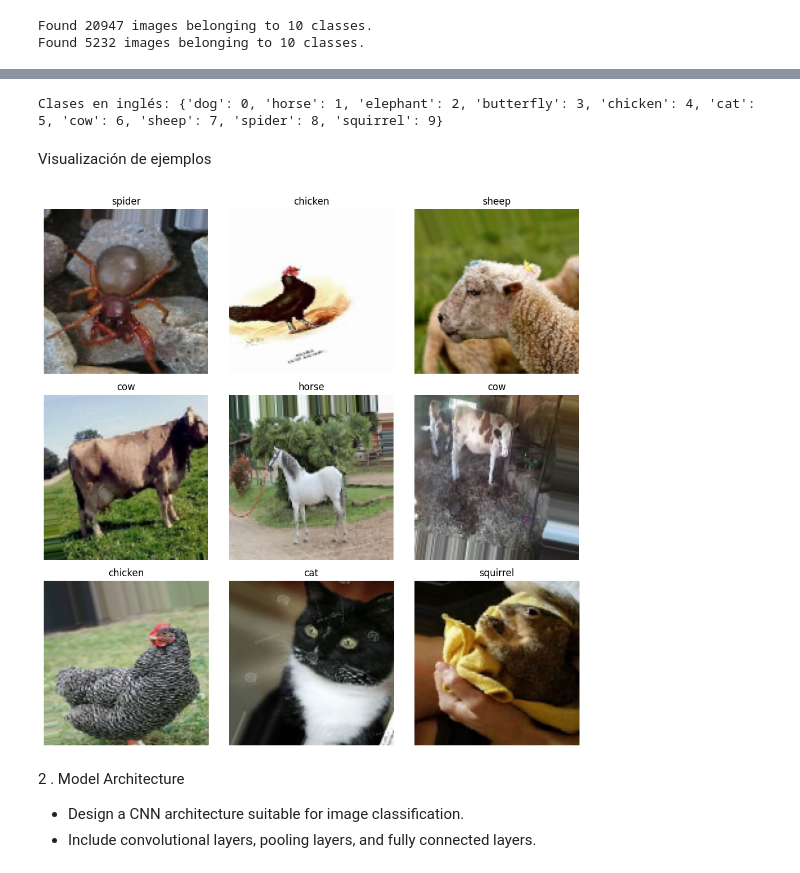
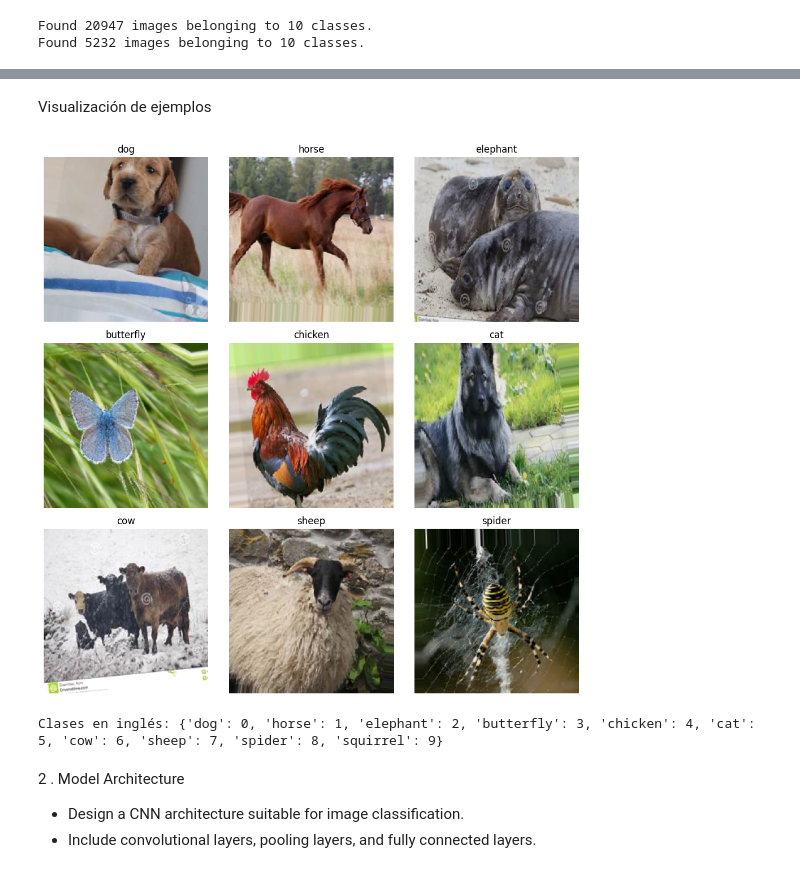
Before and after one commit to malvarezgarcia1213-png/Project-I-Deep-Learning-Image-Classification-with-CNN, a Jupyter notebook: Main.ipynb, the cells around one changed output, grey strips where cells are left out. Cells and saved outputs as stored; diff of their text form; code cells hidden in the pictures.

```diff
--- a/Main.ipynb
+++ b/Main.ipynb
@@ -95,3 +142,32 @@ Found 5232 images belonging to 10 classes.
+# %% [markdown]
+Visualización de ejemplos
+# %%
+x_batch, y_batch = next(train_gen)
+
+# Encontrar clases únicas en el batch
+unique_classes = np.unique(np.argmax(y_batch, axis=1))
+
+plt.figure(figsize=(10,10))
+
+# Mostrar hasta 9 clases diferentes
+for i, class_idx in enumerate(unique_classes[:9]):
+    # Seleccionar la primera imagen de esa clase
+    img_idx = np.where(np.argmax(y_batch, axis=1) == class_idx)[0][0]
+
+    plt.subplot(3,3,i+1)
+    plt.imshow(x_batch[img_idx])
+
+    # Obtener nombre de clase y traducir a inglés
+    label_name = list(train_gen.class_indices.keys())[class_idx]
+    label_name = translate_to_english.get(label_name, label_name)
+
+    plt.title(label_name)
+    plt.axis('off')
+
+plt.tight_layout()
+plt.show()
+# %% [output]
+[figure, added]
 # %%
 train_gen.class_indices = {translate_to_english[k]: v for k, v in train_gen.class_indices.items()}
 val_gen.class_indices   = {translate_to_english[k]: v for k, v in val_gen.class_indices.items()}
@@ -99,25 +175,6 @@ val_gen.class_indices   = {translate_to_english[k]: v for k, v in val_gen.class_
 print("Clases en inglés:", train_gen.class_indices)
 # %% [output]
 Clases en inglés: {'dog': 0, 'horse': 1, 'elephant': 2, 'butterfly': 3, 'chicken': 4, 'cat': 5, 'cow': 6, 'sheep': 7, 'spider': 8, 'squirrel': 9}
-# %% [markdown]
-Visualización de ejemplos
-# %%
-# Obtener un batch de imágenes y etiquetas
-x_batch, y_batch = next(train_gen)
-
-plt.figure(figsize=(10,10))
-for i in range(9):
-    plt.subplot(3,3,i+1)
-    plt.imshow(x_batch[i])
-    label_index = np.argmax(y_batch[i])
-    label_name = list(train_gen.class_indices.keys())[label_index]
-    plt.title(label_name)
-    plt.axis('off')
-
-plt.tight_layout()
-plt.show()
-# %% [output]
-[figure, removed]
 # %% [markdown]
 2 . Model Architecture
 
```
Also changed, not shown: parts of 23 cells of this notebook.
